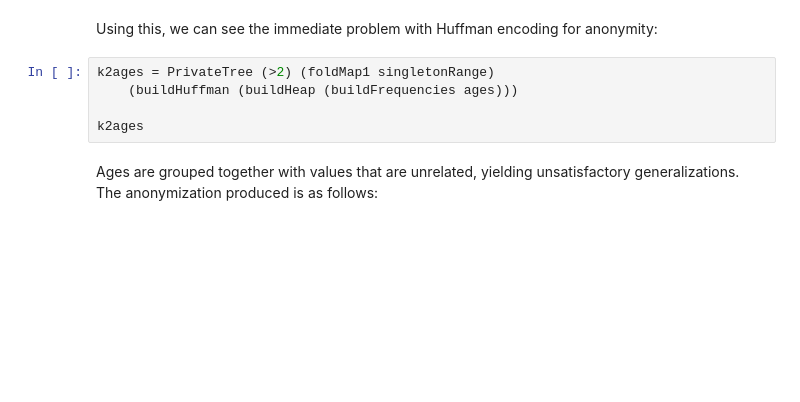
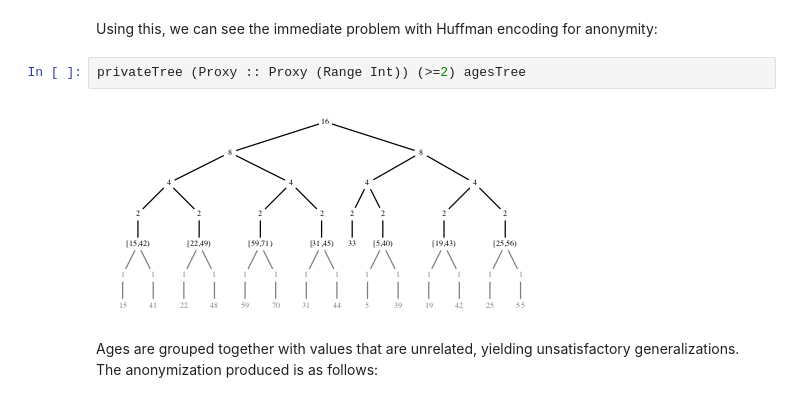
Before and after one commit to oisdk/IHaskell, a Jupyter notebook: notebooks/Privacy.ipynb, the cells around one changed output. Saved outputs shown, nothing was run; the diff lists cells and outputs as text; blank space fills up the shorter version.

```diff
--- a/notebooks/Privacy.ipynb
+++ b/notebooks/Privacy.ipynb
@@ -456,11 +529,10 @@ instance (Show a, Show b, Show c)
         maybeOp False  = opacity 0.5
 # %% [markdown]
 Using this, we can see the immediate problem with Huffman encoding for anonymity:
-# %%
-k2ages = PrivateTree (>2) (foldMap1 singletonRange)
-    (buildHuffman (buildHeap (buildFrequencies ages)))
-
-k2ages
+# %%
+privateTree (Proxy :: Proxy (Range Int)) (>=2) agesTree
+# %% [output]
+[figure, added]
 # %% [markdown]
 Ages are grouped together with values that are unrelated, yielding unsatisfactory generalizations. The anonymization produced is as follows:
 # %%
```
Also changed, not shown: parts of 43 cells of this notebook.
